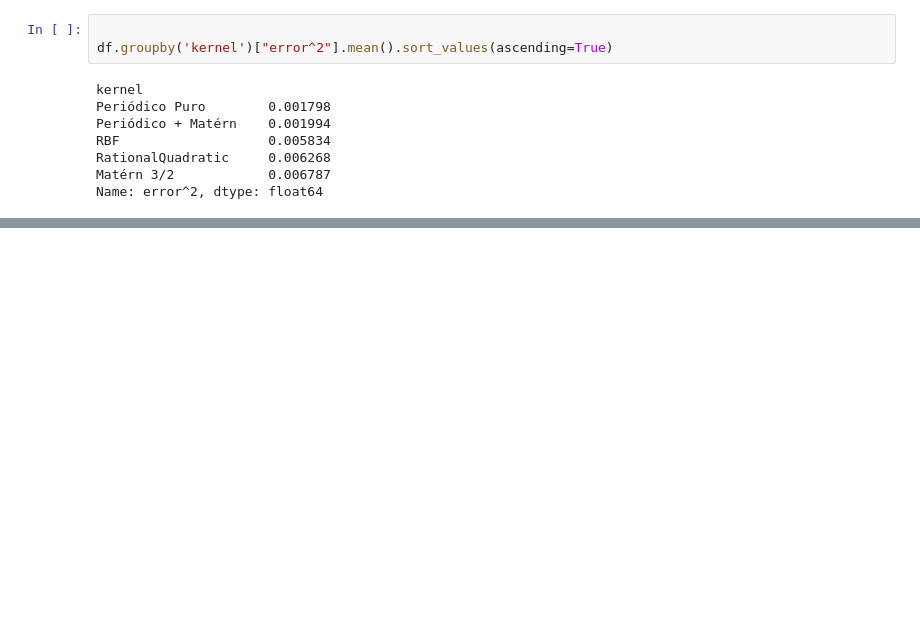
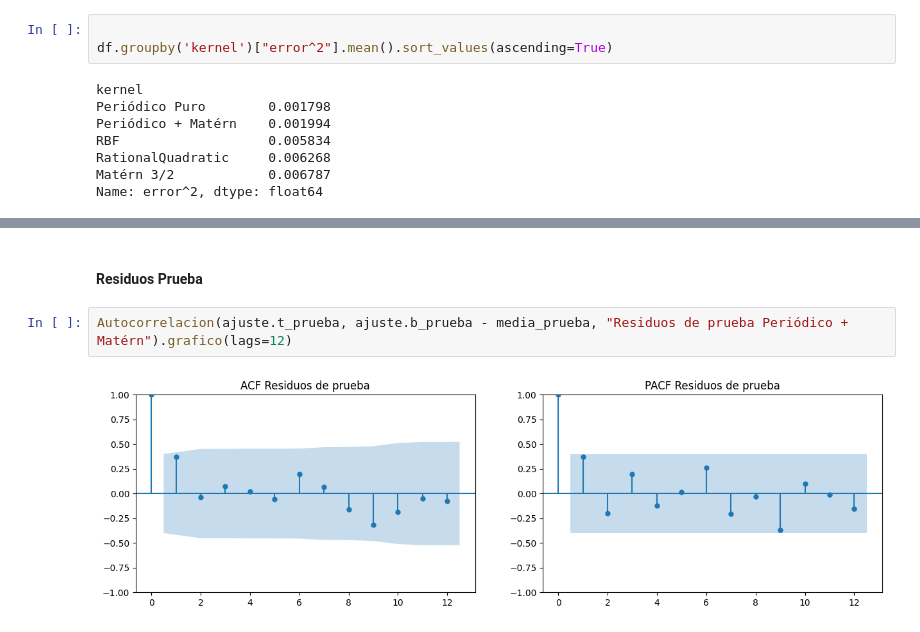
Before and after one commit to nadiasantillan/ucle-data, a Jupyter notebook: gp/mipg.ipynb, the cells around one changed output, grey strips where cells are left out. Drawn from its saved outputs; the diff is of its cells as text; blank space fills up the shorter version.

```diff
--- a/gp/mipg.ipynb
+++ b/gp/mipg.ipynb
@@ -118,0 +128,6 @@ Name: error^2, dtype: float64
+# %% [markdown]
+#### Residuos Prueba
+# %%
+Autocorrelacion(ajuste.t_prueba, ajuste.b_prueba - media_prueba, "Residuos de prueba Periódico + Matérn").grafico(lags=12)
+# %% [output]
+[figure, added]
```
Also changed, not shown: parts of 5 cells of this notebook, 1 other file.
